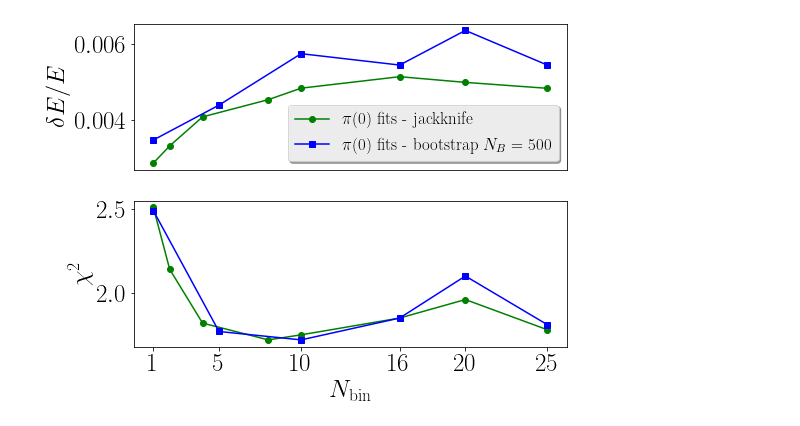
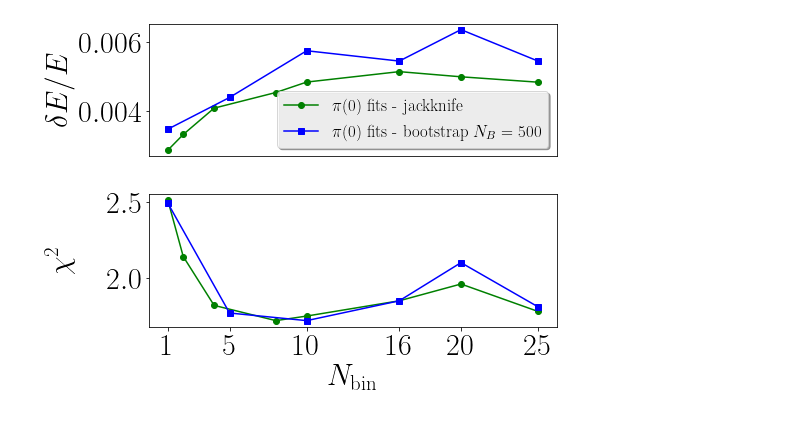
Before and after one commit to xinucode/sigmond_python_plots, a Jupyter notebook: rebin/rebin_analysis_no2.ipynb, the cells around one changed output. Cells and saved outputs as stored; diff of their text form; code cells hidden in the pictures.

Commit message:
added alignment of y labels

```diff
--- a/rebin/rebin_analysis_no2.ipynb
+++ b/rebin/rebin_analysis_no2.ipynb
@@ -184,26 +184,27 @@ plt.savefig("rebin_analysis.pdf")
 # %%
 f = plt.figure()
 f.set_figwidth(8)
 f.set_figheight(6)
 plt.subplot(2, 1, 1)
 i=0
 for dataset in pi_rebin.keys():
     plt.plot(pi_rebin[dataset],pi_rel_err[dataset],label=r'$\pi$(0) fits - '+dataset, color=settings.colors[i], marker=settings.markers[i])
     i+=1
 # plt.xlabel("rebin count")
 plt.ylabel(r"$\delta E/E$")
 plt.xticks(ticks=[])
 plt.legend()
 plt.subplot(2, 1, 2)
 i=0
 for dataset in pi_rebin.keys():
     plt.plot(pi_rebin[dataset],pi_vals[dataset][2],label=r'$\pi$(0) fits - '+dataset, color=settings.colors[i], marker=settings.markers[i])
     i+=1
 plt.xlabel(r"$N_{\textup{bin}}$")
 plt.ylabel(r"$\chi^2$")
 plt.xticks(ticks=pi_rebin[r"bootstrap $N_B=500$"])
 plt.tight_layout()
+f.align_ylabels()
 # plt.legend()
 plt.savefig("rebin_analysis.pdf")
 # %% [output]
-[figure, old version]
+[figure, new version]
```
Also changed, not shown: parts of 6 cells of this notebook.
